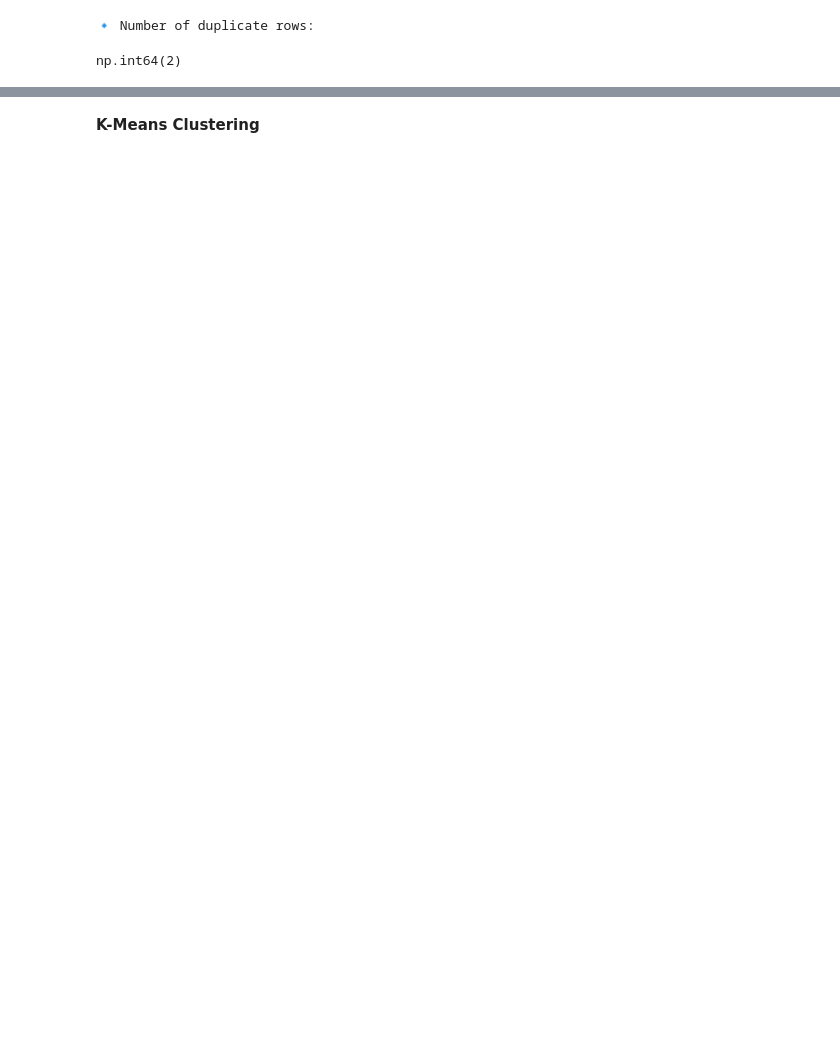
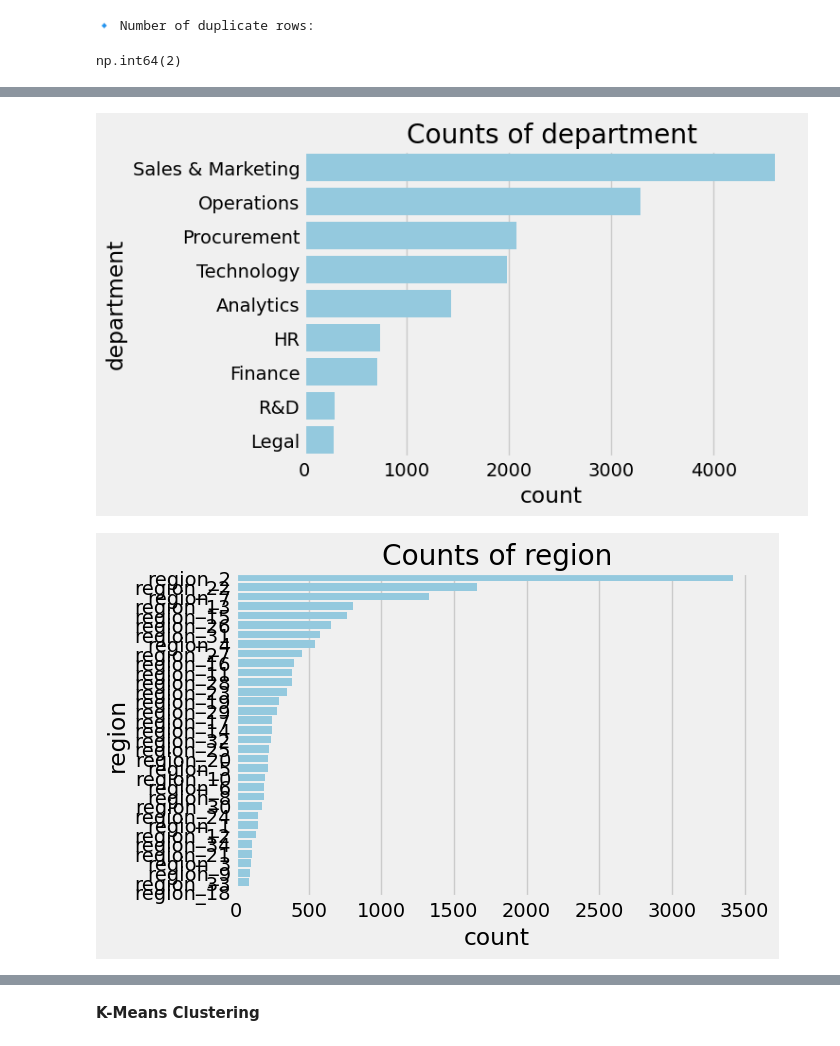
Before and after one commit to Melissiasamir/Employee-Segmentation-Clustering, a Jupyter notebook: Notebooks/notebook.ipynb, the cells around one changed output, grey strips where cells are left out. Drawn from its saved outputs; the diff is of its cells as text; code cells hidden in the pictures; blank space fills up the shorter version.

```diff
--- a/Notebooks/notebook.ipynb
+++ b/Notebooks/notebook.ipynb
@@ -473,0 +262,10 @@ df.drop(columns=['region'], inplace=True)
+# %%
+# Univariate - categorical
+for col in cat_cols:
+    plt.figure(figsize=(6,4))
+    sns.countplot(y=col, data=df, order=df[col].value_counts().index, color='skyblue')
+    plt.title(f"Counts of {col}")
+    plt.show()
+# %% [output]
+[figure, added]
+[figure, added]
```
Also changed, not shown: parts of 86 cells of this notebook, 1 other file.
